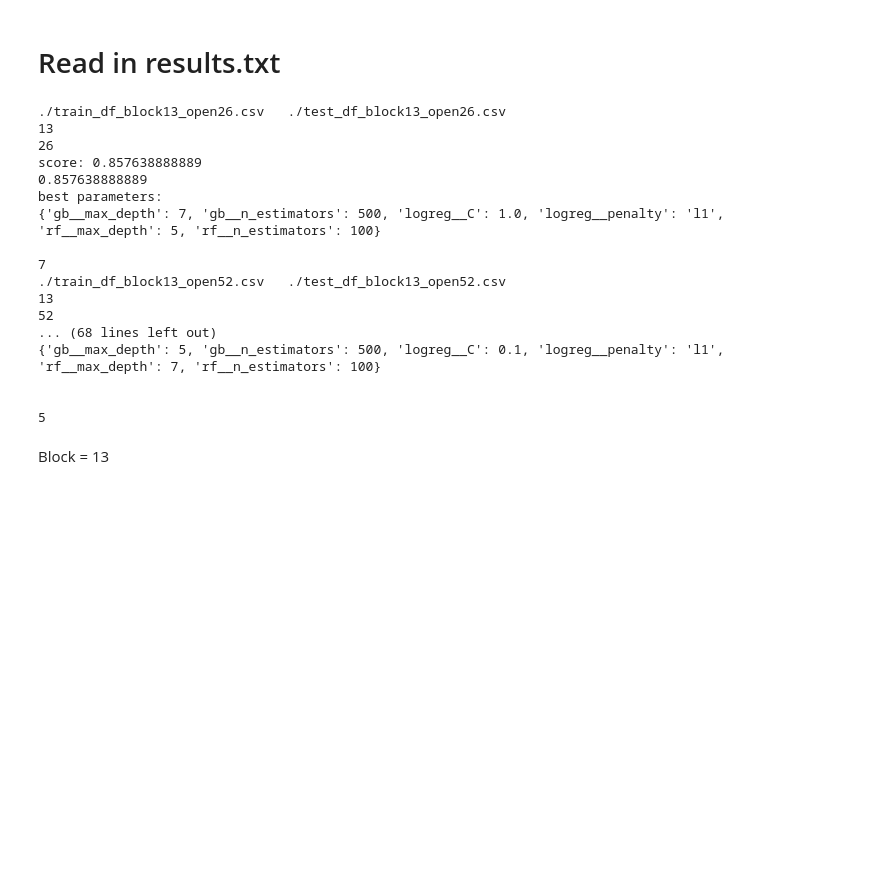
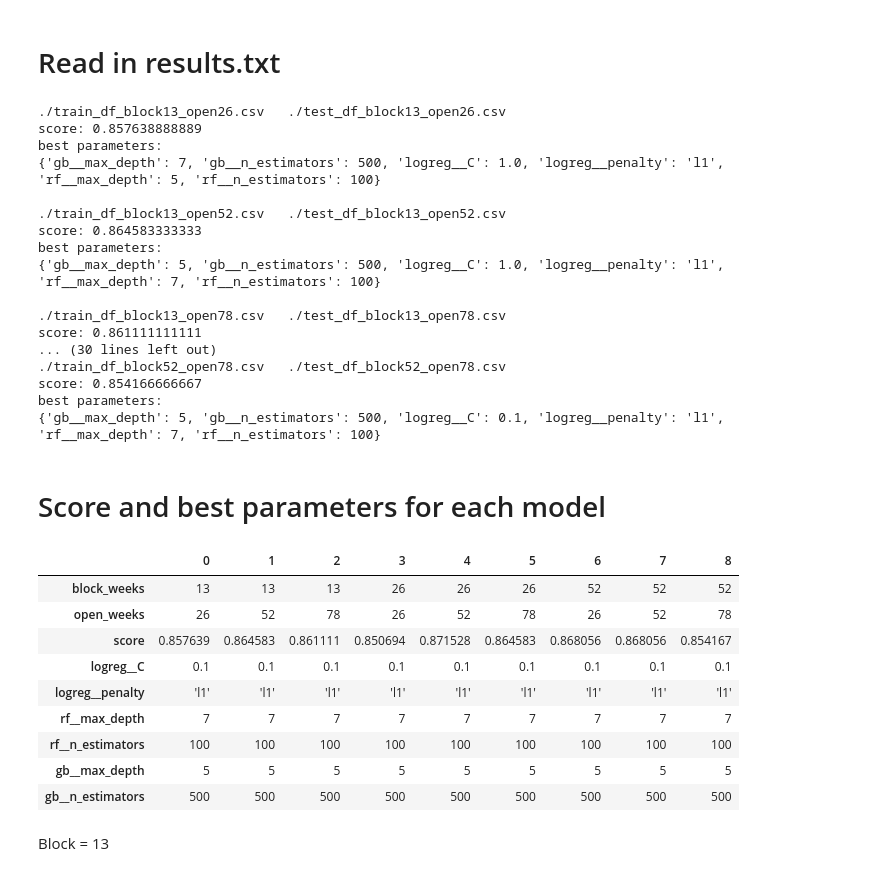
Before and after one commit to juneyi1/Kitchen_Nightmare_with_DataScience, a Jupyter notebook: Models/Models.ipynb, the cells around one changed output. Cells and saved outputs as stored; diff of their text form; code cells hidden in the pictures; blank space fills up the shorter version.

```diff
--- a/Models/Models.ipynb
+++ b/Models/Models.ipynb
@@ -157,37 +157,58 @@ for i, line in enumerate(lines):
         print()
 
     if i%4 == 0:
-        #D['block_weeks'].append(int(line[16:18]))
-        #D['open_weeks'].append(int(line[23:25]))
-        print(line[16:18])
-        print(line[23:25])
+        D['block_weeks'].append(int(line[16:18]))
+        D['open_weeks'].append(int(line[23:25]))
+        #print(line[16:18])
+        #print(line[23:25])
     if i%4 == 1:
-        #D['score'].append(float(line[7:]))
-        print(float(line[7:]))
+        D['score'].append(float(line[7:]))
+        #print(float(line[7:]))
     if i%4 == 3:
-        #D['gb__max_depth'].append(int(parameters[0].split(': ')[1]))
-        #
+        D['gb__max_depth'].append(int(parameters[0].split(': ')[1]))
+        D['gb__n_estimators'].append(int(parameters[1].split(': ')[1]))
+        D['logreg__C'].append(float(parameters[2].split(': ')[1]))
+        D['logreg__penalty'].append(str(parameters[3].split(': ')[1]))
+        D['rf__max_depth'].append(int(parameters[4].split(': ')[1]))
+        D['rf__n_estimators'].append(int(parameters[5].split(': ')[1]))
 
-        parameters = line[1:-1].split(', ')
-        print(int(parameters[0].split(': ')[1]))
+        #parameters = line[1:-1].split(', ')
+        #print(int(parameters[1].split(': ')[1]))
 # %% [output]
 ./train_df_block13_open26.csv   ./test_df_block13_open26.csv
-13
-26
 score: 0.857638888889
-0.857638888889
 best parameters:
 {'gb__max_depth': 7, 'gb__n_estimators': 500, 'logreg__C': 1.0, 'logreg__penalty': 'l1', 'rf__max_depth': 5, 'rf__n_estimators': 100}
 
-7
 ./train_df_block13_open52.csv   ./test_df_block13_open52.csv
-13
-52
-... (68 lines left out)
+score: 0.864583333333
+best parameters:
+{'gb__max_depth': 5, 'gb__n_estimators': 500, 'logreg__C': 1.0, 'logreg__penalty': 'l1', 'rf__max_depth': 7, 'rf__n_estimators': 100}
+
+./train_df_block13_open78.csv   ./test_df_block13_open78.csv
+score: 0.861111111111
+... (30 lines left out)
+./train_df_block52_open78.csv   ./test_df_block52_open78.csv
+score: 0.854166666667
+best parameters:
 {'gb__max_depth': 5, 'gb__n_estimators': 500, 'logreg__C': 0.1, 'logreg__penalty': 'l1', 'rf__max_depth': 7, 'rf__n_estimators': 100}
-
-
-5
+# %% [markdown]
+# Score and best parameters for each model
+# %%
+results = pd.DataFrame(D).transpose()
+results.reindex(['block_weeks', 'open_weeks', 'score', 'logreg__C', 'logreg__penalty',
+                 'rf__max_depth', 'rf__n_estimators','gb__max_depth', 'gb__n_estimators'])
+# %% [output]
+|  | 0 | 1 | 2 | 3 | 4 | 5 | 6 | 7 | 8 |
+| block_weeks | 13 | 13 | 13 | 26 | 26 | 26 | 52 | 52 | 52 |
+| open_weeks | 26 | 52 | 78 | 26 | 52 | 78 | 26 | 52 | 78 |
+| score | 0.857639 | 0.864583 | 0.861111 | 0.850694 | 0.871528 | 0.864583 | 0.868056 | 0.868056 | 0.854167 |
+| logreg__C | 0.1 | 0.1 | 0.1 | 0.1 | 0.1 | 0.1 | 0.1 | 0.1 | 0.1 |
+| logreg__penalty | 'l1' | 'l1' | 'l1' | 'l1' | 'l1' | 'l1' | 'l1' | 'l1' | 'l1' |
+| rf__max_depth | 7 | 7 | 7 | 7 | 7 | 7 | 7 | 7 | 7 |
+| rf__n_estimators | 100 | 100 | 100 | 100 | 100 | 100 | 100 | 100 | 100 |
+| gb__max_depth | 5 | 5 | 5 | 5 | 5 | 5 | 5 | 5 | 5 |
+| gb__n_estimators | 500 | 500 | 500 | 500 | 500 | 500 | 500 | 500 | 500 |
 # %% [markdown]
 Block = 13
 # %%
```
Also changed, not shown: parts of 4 cells of this notebook.
